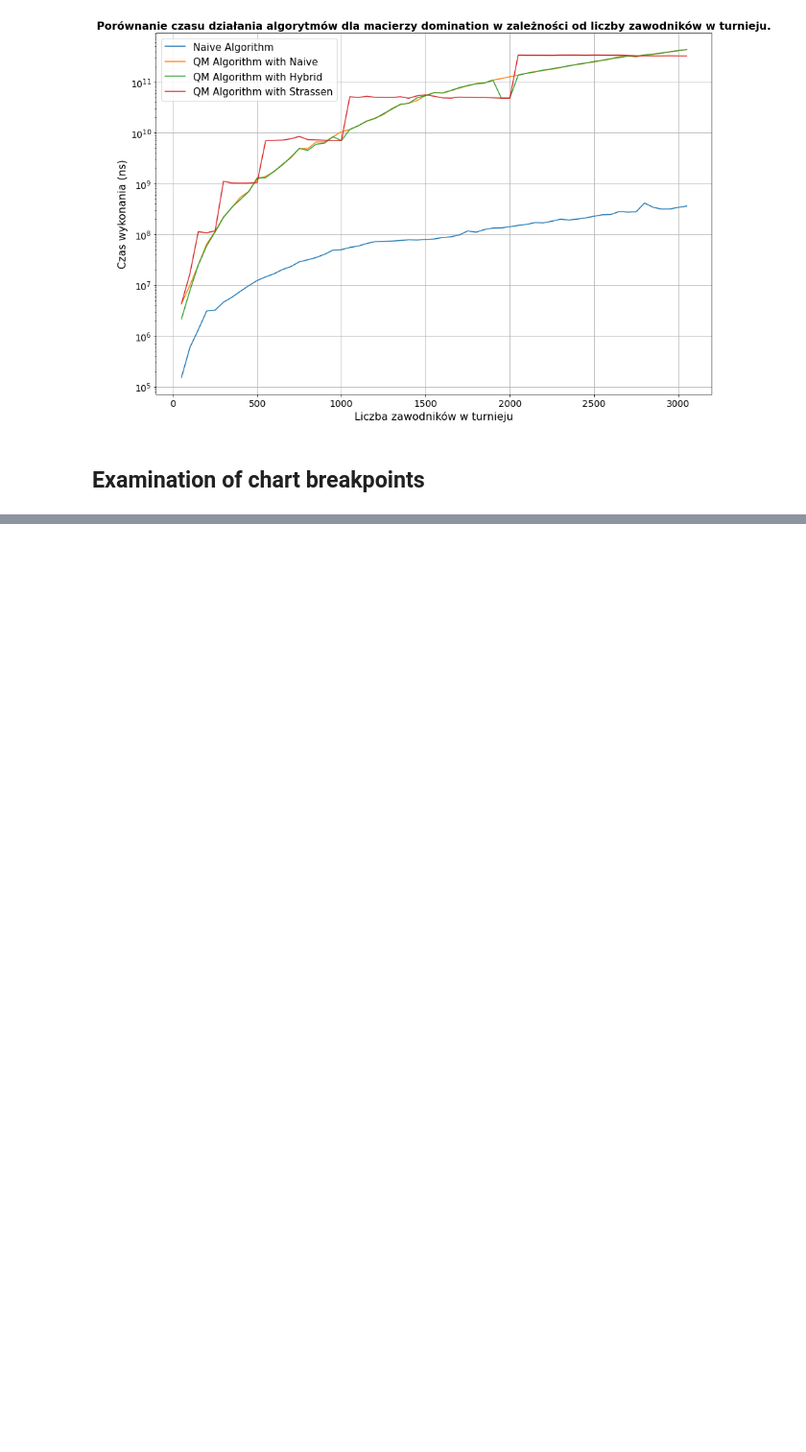
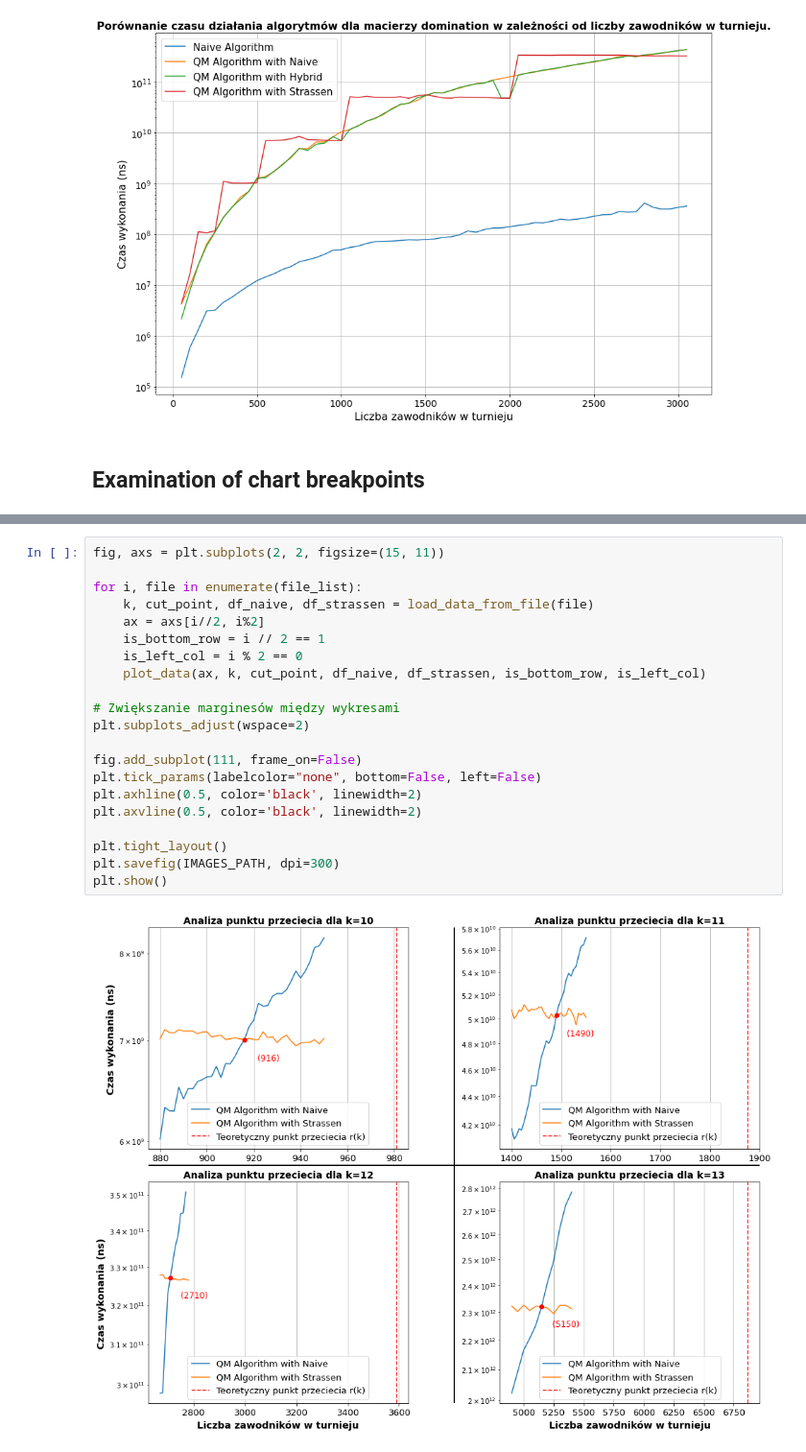
Before and after one commit to H4kan/quickMult, a Jupyter notebook: jupyter/time-analysis.ipynb, the cells around one changed output, grey strips where cells are left out. Shown: that part at 96% size. Drawn from its saved outputs; the diff is of its cells as text; blank space fills up the shorter version.

Commit message:
Update plots

```diff
--- a/jupyter/time-analysis.ipynb
+++ b/jupyter/time-analysis.ipynb
@@ -145,0 +204,23 @@ create_plot_for_time_comparision("..\\test-results\\algorithm-time-comparision-d
+# %%
+fig, axs = plt.subplots(2, 2, figsize=(15, 11))
+
+for i, file in enumerate(file_list):
+    k, cut_point, df_naive, df_strassen = load_data_from_file(file)
+    ax = axs[i//2, i%2]
+    is_bottom_row = i // 2 == 1
+    is_left_col = i % 2 == 0
+    plot_data(ax, k, cut_point, df_naive, df_strassen, is_bottom_row, is_left_col)
+
+# Zwiększanie marginesów między wykresami
+plt.subplots_adjust(wspace=2)
+
+fig.add_subplot(111, frame_on=False)
+plt.tick_params(labelcolor="none", bottom=False, left=False)
+plt.axhline(0.5, color='black', linewidth=2)
+plt.axvline(0.5, color='black', linewidth=2)
+
+plt.tight_layout()
+plt.savefig(IMAGES_PATH, dpi=300)
+plt.show()
+# %% [output]
+[figure, added]
```
Also changed, not shown: parts of 2 cells of this notebook, 5 other files.
